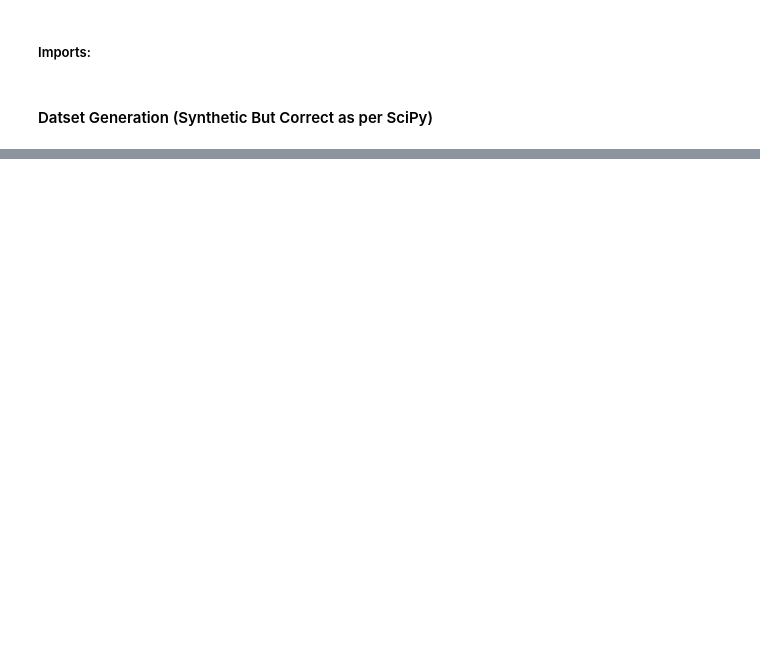
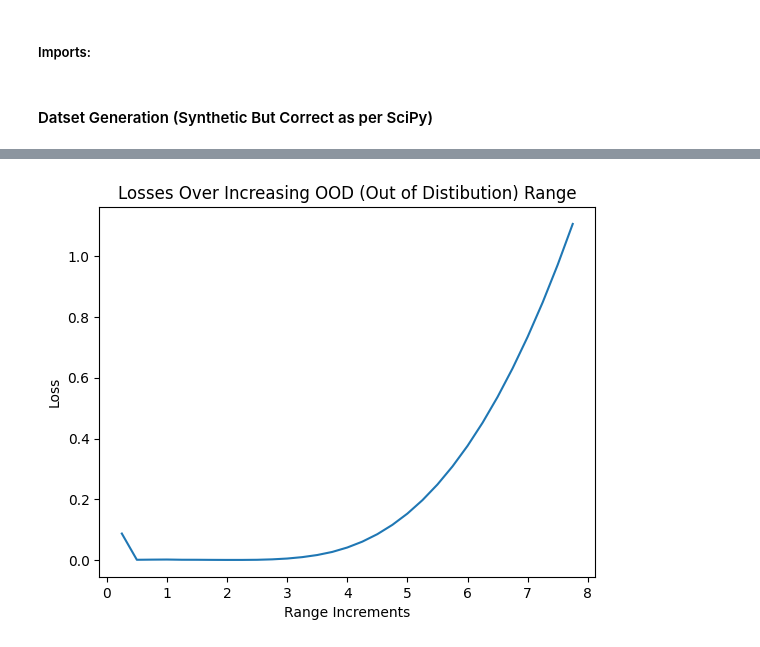
Before and after one commit to Rupository/prePression, a Jupyter notebook: GenTests.ipynb, the cells around one changed output, grey strips where cells are left out. Drawn from its saved outputs; the diff is of its cells as text; code cells hidden in the pictures; blank space fills up the shorter version.

```diff
--- a/GenTests.ipynb
+++ b/GenTests.ipynb
@@ -82,0 +155,19 @@ def solve_ode(a, b, c, y0, x_span=(0, 5), num_points=50):
+# %%
+device = torch.device('cuda' if torch.cuda.is_available() else 'cpu')
+print(torch.cuda.get_device_name())
+
+checkpoint = torch.load('MeL-ODE_tuned.pt', map_location=device)
+
+hyper_net = HyperNet(param_dim=4, hidden_dim=128, output_dim=49)
+solution_net = SolutionNet()
+
+hyper_net.to(device)
+solution_net.to(device)
+
+hyper_net.load_state_dict(checkpoint['hyper_param_net'])
+solution_net.load_state_dict(checkpoint['solution_net'])
+
+hyper_net.eval()
+solution_net.eval()
+
+print("Ready")
@@ -82,0 +219,10 @@ def solve_ode(a, b, c, y0, x_span=(0, 5), num_points=50):
+# %%
+maxbound =  iters*0.25 + 0.25
+
+plt.plot(np.arange(0.25, maxbound, 0.25), test_losses)
+plt.title("Losses Over Increasing OOD (Out of Distibution) Range")
+plt.xlabel("Range Increments")
+plt.ylabel("Loss")
+plt.show()
+# %% [output]
+[figure, added]
```
Also changed, not shown: parts of 14 cells of this notebook, 11 other files.
